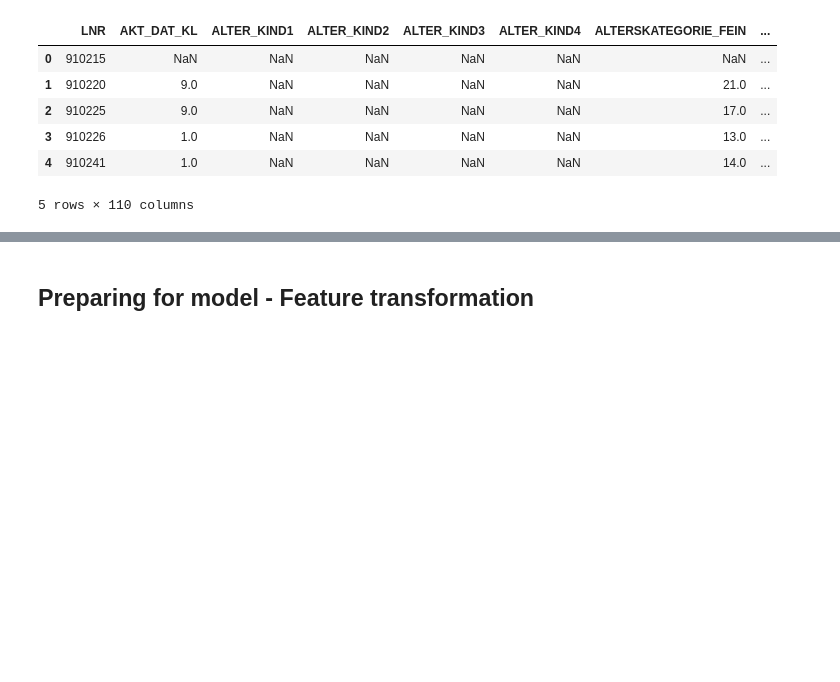
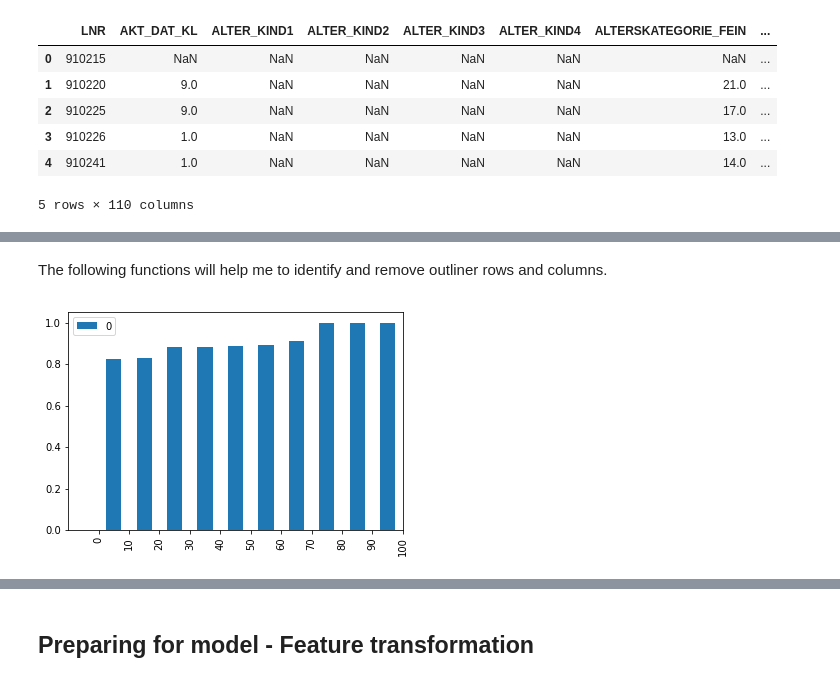
Before and after one commit to bwenner/CustomerSegmentation_Bertelsmann_Avarto, a Jupyter notebook: Arvato Project Workbook.ipynb, the cells around one changed output, grey strips where cells are left out. Saved outputs shown, nothing was run; the diff lists cells and outputs as text; code cells hidden in the pictures; blank space fills up the shorter version.

```diff
--- a/Arvato Project Workbook.ipynb
+++ b/Arvato Project Workbook.ipynb
@@ -531,0 +746,22 @@ Name: ALTERSKATEGORIE_GROB, dtype: int64
+# %% [markdown]
+The following functions will help me to identify and remove outliner rows and columns.
+# %%
+def CalcMeanOutlinerRows(dfInput):
+    '''
+    Calc mean of missing values in each row
+    '''
+    return dfInput.isnull().sum(axis = 1) / dfInput.shape[1]
+# %%
+dfsum = CalcMeanOutlinerRows(azTmpCleaned)
+# %%
+tmp = []
+for ind in range(11):
+    #print(dfsum[dfsum.between(0.0, ind / 10)].shape)
+    tmp.append(dfsum[dfsum.between(0.0, ind / 11)].shape[0] / dfsum.shape[0])
+
+tmp = pd.DataFrame(tmp)
+ax = tmp.plot(kind = 'bar')
+ax.set_xticks([x + 0.5 for x in range(0, 11)])
+_ = ax.set_xticklabels([str(x) for x in range(0, 110, 10)])
+# %% [output]
+[figure, added]
```
Also changed, not shown: parts of 136 cells of this notebook, 1 other file.
